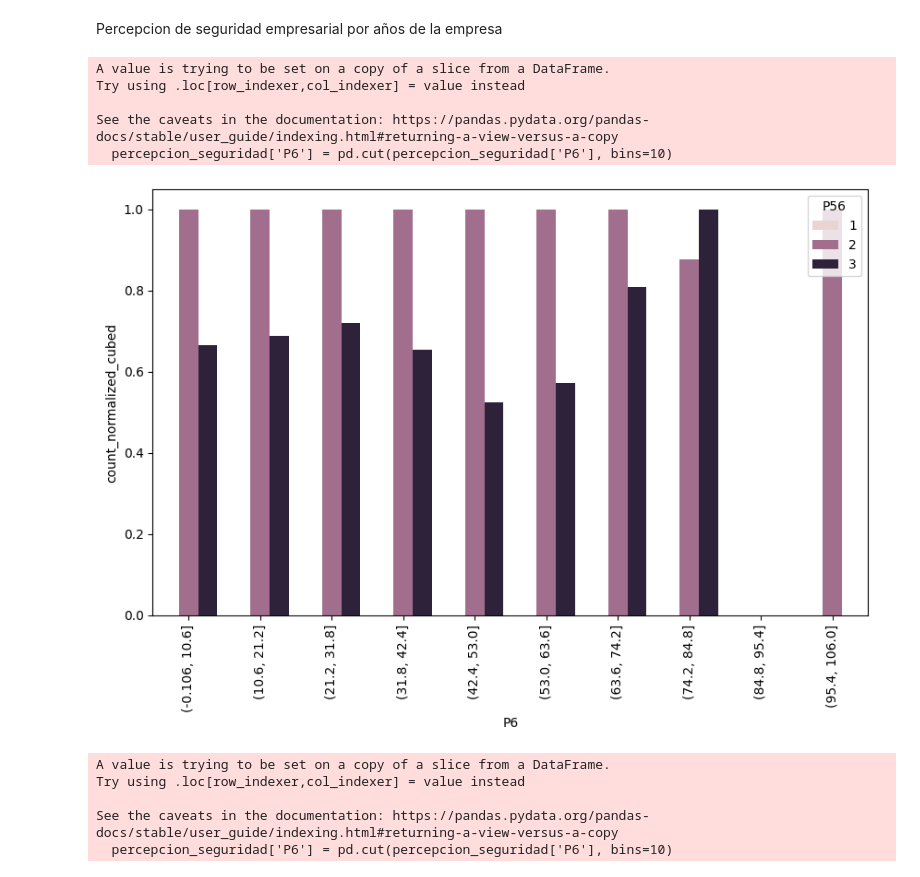
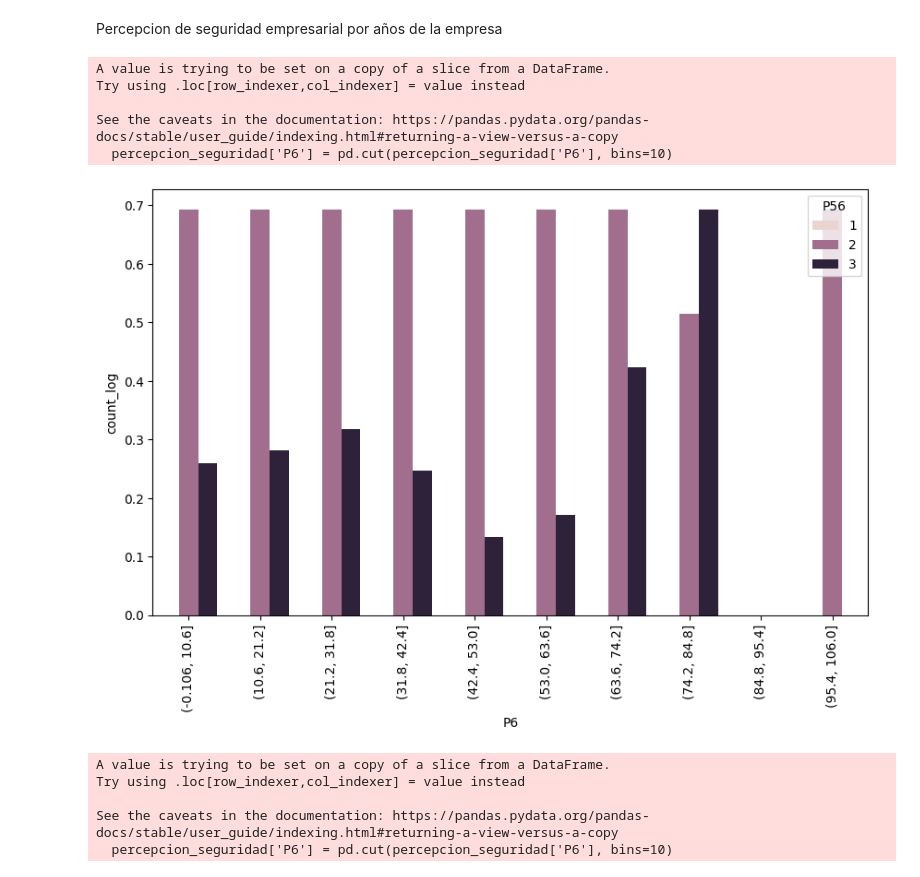
Before and after one commit to JuanParraG/dinamita-de-datos, a Jupyter notebook: Análisis de datos.ipynb, the cells around one changed output. Drawn from its saved outputs; the diff is of its cells as text; code cells hidden in the pictures.

```diff
--- a/Análisis de datos.ipynb
+++ b/Análisis de datos.ipynb
@@ -377,40 +377,36 @@ sns.barplot(data=percepcion_seguridad_df, x='F4', y='count_normalized', hue="P56
 # %% [markdown]
 Percepcion de seguridad empresarial por años de la empresa
 # %%
-
-# Seleccionar las columnas 'P6' y 'P56'
 percepcion_seguridad = ECN2022EXP[["P6", "P56"]]
 
-# Dividir la columna 'P6' en 10 bins
+# Definir los bins para la columna 'P6'
 percepcion_seguridad['P6'] = pd.cut(percepcion_seguridad['P6'], bins=10)
 
-# Calcular las frecuencias
+# Agrupar y contar los valores
 percepcion_seguridad = percepcion_seguridad.groupby(["P6", "P56"]).size().reset_index(name='count')
 
-# Calcular los máximos y mínimos para normalización
+# Normalizar los valores
 xmax = percepcion_seguridad.groupby("P6")['count'].max()
 xmin = percepcion_seguridad.groupby("P6")['count'].min()
-
-# Normalizar los datos
 percepcion_seguridad['count_normalized'] = percepcion_seguridad.groupby('P6')['count'].transform(lambda x: (x - xmin[x.name]) / (xmax[x.name] - xmin[x.name]))
 
-# Aplicar la transformación de raíz cúbica
-percepcion_seguridad['count_normalized_cubed'] = np.cbrt(percepcion_seguridad['count_normalized'])
+# Aplicar transformación logarítmica
+percepcion_seguridad['count_log'] = np.log(percepcion_seguridad['count_normalized'] + 1)  # Se suma 1 para evitar log(0)
 
 # Graficar el gráfico de barras
 plt.figure(figsize=(10, 6))
-sns.barplot(data=percepcion_seguridad, x='P6', y='count_normalized_cubed', hue='P56')
+sns.barplot(data=percepcion_seguridad, x='P6', y='count_log', hue='P56')
 plt.xticks(rotation=90)
 
 # Mostrar el gráfico
 plt.show()
 # %% [output]
 A value is trying to be set on a copy of a slice from a DataFrame.
 Try using .loc[row_indexer,col_indexer] = value instead
 
 See the caveats in the documentation: https://pandas.pydata.org/pandas-docs/stable/user_guide/indexing.html#returning-a-view-versus-a-copy
   percepcion_seguridad['P6'] = pd.cut(percepcion_seguridad['P6'], bins=10)
-[figure, old version]
+[figure, new version]
 # %%
 percepcion_seguridad = ECN2022EXP[["P6","P56"]]
 percepcion_seguridad['P6'] = pd.cut(percepcion_seguridad['P6'], bins=10)
```
Also changed, not shown: parts of 3 cells of this notebook.
